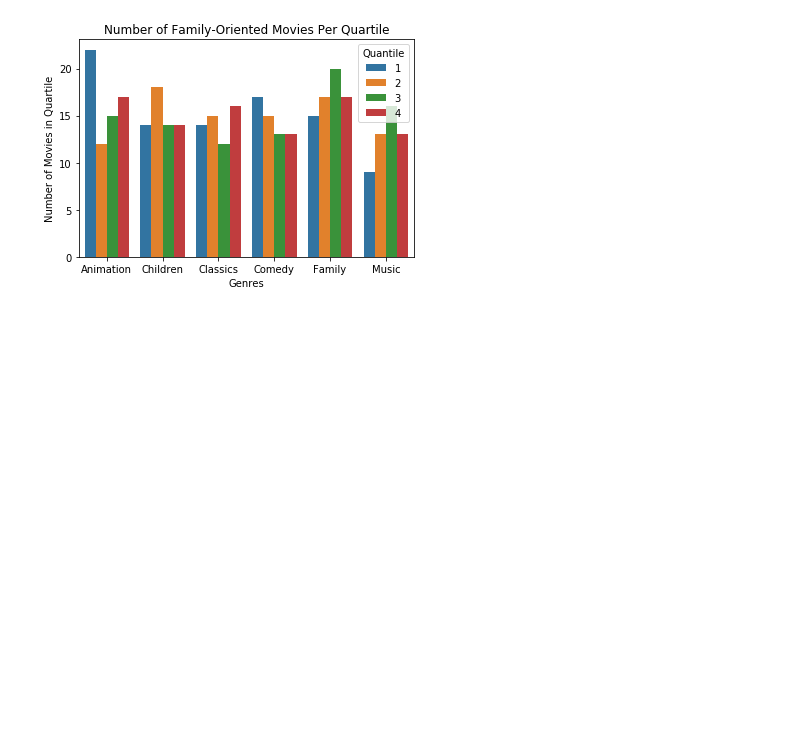
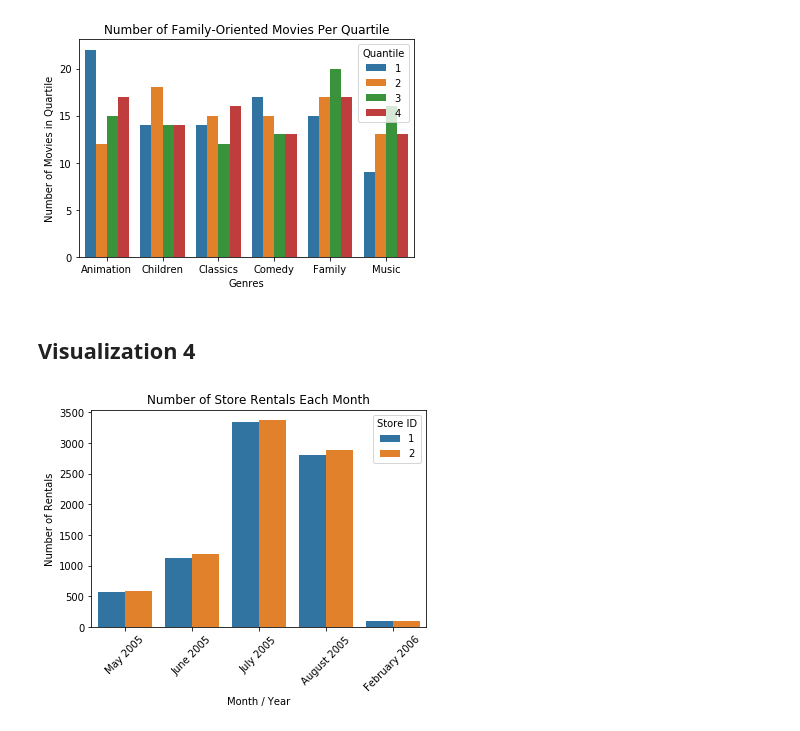
Before and after one commit to dkhundley/sakila-sql-project, a Jupyter notebook: data_visualizations.ipynb, the cells around one changed output. Cells and saved outputs as stored; diff of their text form; code cells hidden in the pictures; blank space fills up the shorter version.

Commit message:
Completing question 4

```diff
--- a/data_visualizations.ipynb
+++ b/data_visualizations.ipynb
@@ -56,3 +56,18 @@ ax.set_ylabel('Number of Movies in Quartile')
 plt.legend(title = 'Quantile', loc = 'best');
 # %% [output]
 [figure]
+# %% [markdown]
+## Visualization 4
+# %%
+# Importing data
+df4 = pd.read_csv('data/question4.csv')
+# %%
+# Visualizing data using seaborn
+ax = sb.barplot(data = df4, x = 'rental_month', y = 'count_rentals', hue = 'store_id', order = [5, 6, 7, 8, 2])
+ax.set_title('Number of Store Rentals Each Month');
+ax.set_xlabel('Month / Year');
+ax.set_ylabel('Number of Rentals')
+ax.set_xticklabels(labels = ['May 2005', 'June 2005', 'July 2005', 'August 2005', 'February 2006'], rotation = 45);
+plt.legend(title = 'Store ID', loc = 'best');
+# %% [output]
+[figure, added]
```
Also changed, not shown: 3 other files.
